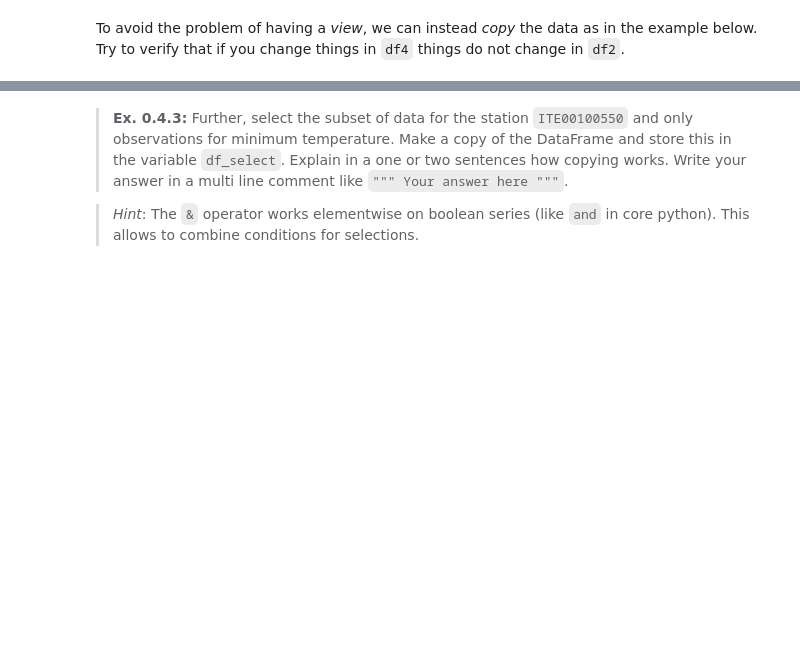
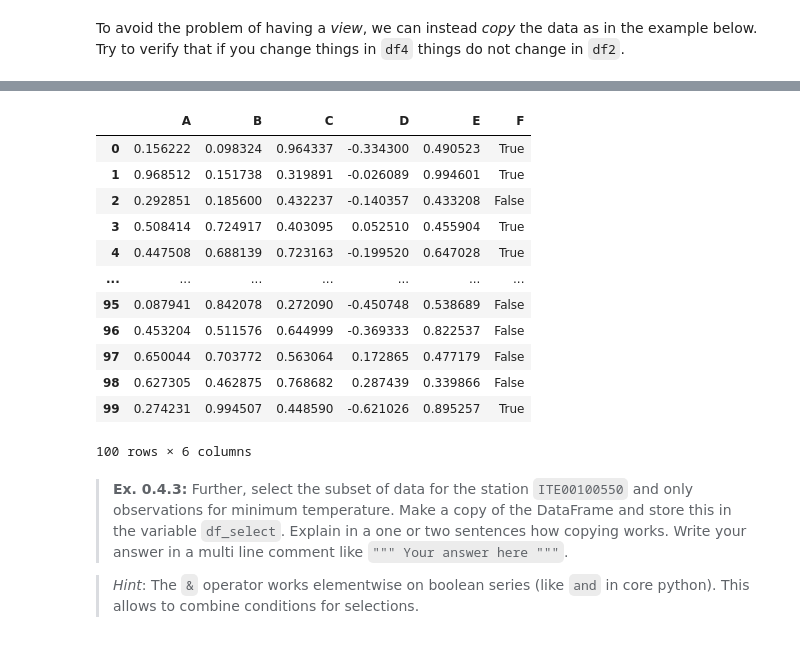
Before and after one commit to mcp656/isds2024, a Jupyter notebook: assignments/assignment0/assignment_0.ipynb, the cells around one changed output, grey strips where cells are left out. Cells and saved outputs as stored; diff of their text form; code cells hidden in the pictures; blank space fills up the shorter version.

```diff
--- a/assignments/assignment0/assignment_0.ipynb
+++ b/assignments/assignment0/assignment_0.ipynb
@@ -1032,3 +1218,19 @@ df4.loc[:, 'D'] = df4['A'] - df4['E']
+# %%
+df4
+# %% [output]
+|  | A | B | C | D | E | F |
+| 0 | 0.156222 | 0.098324 | 0.964337 | -0.334300 | 0.490523 | True |
+| 1 | 0.968512 | 0.151738 | 0.319891 | -0.026089 | 0.994601 | True |
+| 2 | 0.292851 | 0.185600 | 0.432237 | -0.140357 | 0.433208 | False |
+| 3 | 0.508414 | 0.724917 | 0.403095 | 0.052510 | 0.455904 | True |
+| 4 | 0.447508 | 0.688139 | 0.723163 | -0.199520 | 0.647028 | True |
+| ... | ... | ... | ... | ... | ... | ... |
+| 95 | 0.087941 | 0.842078 | 0.272090 | -0.450748 | 0.538689 | False |
+| 96 | 0.453204 | 0.511576 | 0.644999 | -0.369333 | 0.822537 | False |
+| 97 | 0.650044 | 0.703772 | 0.563064 | 0.172865 | 0.477179 | False |
+| 98 | 0.627305 | 0.462875 | 0.768682 | 0.287439 | 0.339866 | False |
+| 99 | 0.274231 | 0.994507 | 0.448590 | -0.621026 | 0.895257 | True |
+100 rows × 6 columns
 # %% [markdown]
 
 > **Ex. 0.4.3:**  Further, select the subset of data for the station `ITE00100550` and only observations for minimum temperature. Make a copy of the DataFrame and store this in the variable `df_select`. Explain in a one or two sentences how copying works. Write your answer in a multi line comment like `""" Your answer here """`.
```
Also changed, not shown: parts of 44 cells of this notebook, 1 other file.
